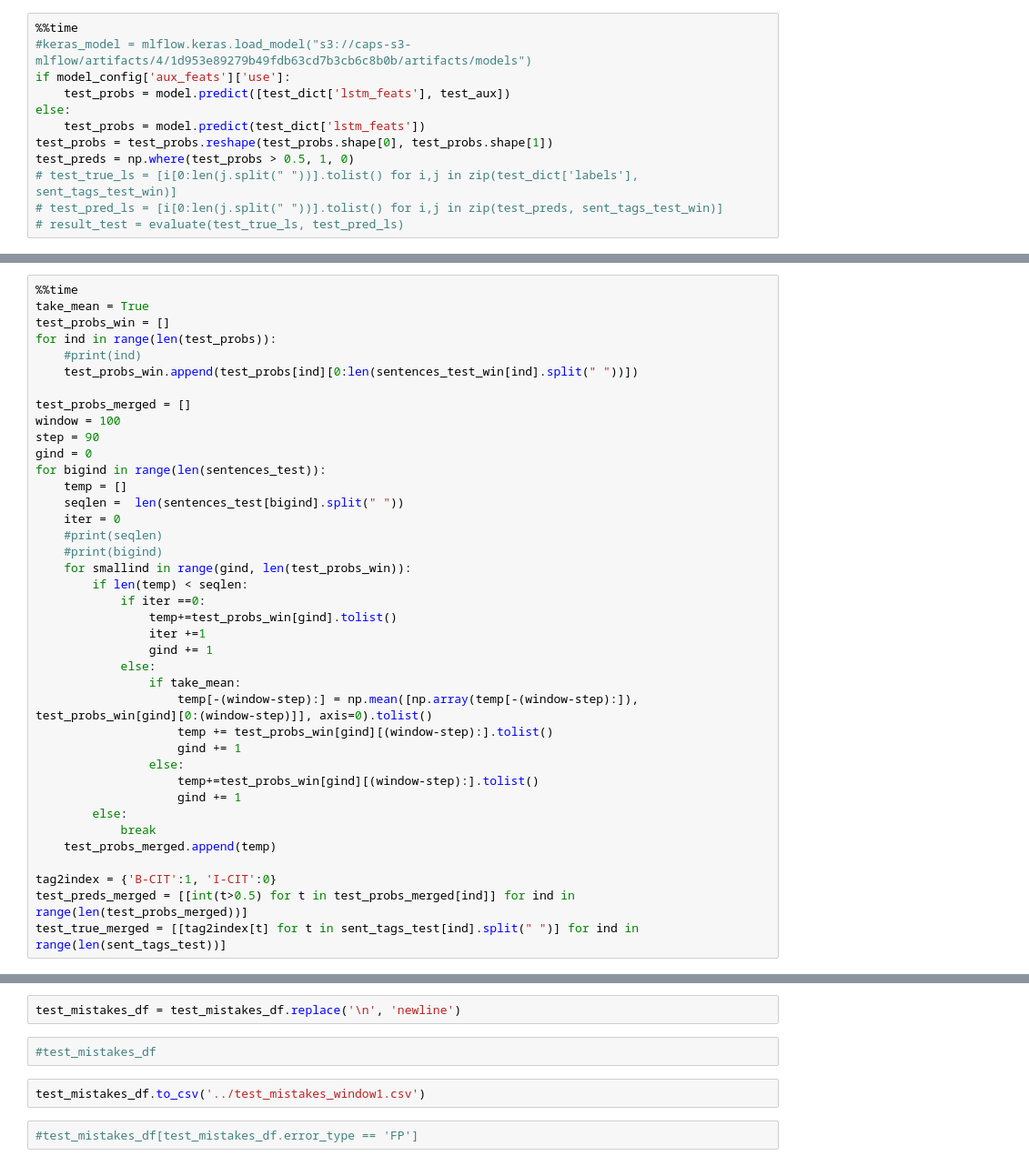
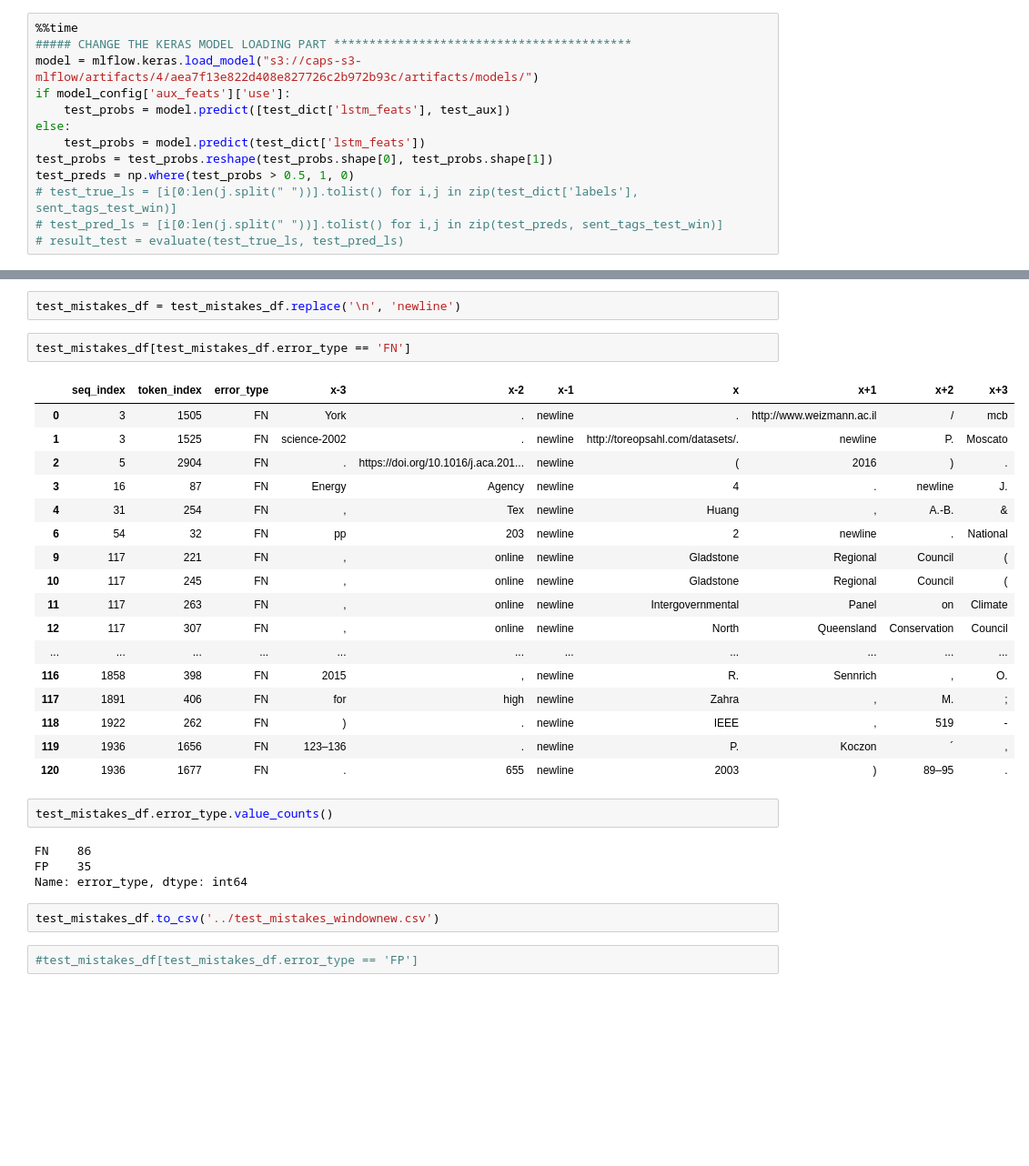
Before and after one commit to barmanu/dp-dpo-citation-bio-trainer, a Jupyter notebook: notebooks/test_sliding_window.ipynb, the cells around one changed output, grey strips where cells are left out. Shown: that part at 91% size. Cells and saved outputs as stored; diff of their text form; blank space fills up the shorter version.

Commit message:
updated methods for window based appraoch

```diff
--- a/notebooks/test_sliding_window.ipynb
+++ b/notebooks/test_sliding_window.ipynb
@@ -456,7 +423,8 @@ valid_mistakes_df = pd.DataFrame(valid_ls, columns=['index', 'error_type', 'x-3'
 ### Analysis of test result
 # %%
 %%time
-#keras_model = mlflow.keras.load_model("s3://caps-s3-mlflow/artifacts/4/1d953e89279b49fdb63cd7b3cb6c8b0b/artifacts/models")
+##### CHANGE THE KERAS MODEL LOADING PART ******************************************
+model = mlflow.keras.load_model("s3://caps-s3-mlflow/artifacts/4/aea7f13e822d408e827726c2b972b93c/artifacts/models/")
 if model_config['aux_feats']['use']:
     test_probs = model.predict([test_dict['lstm_feats'], test_aux])
 else:
@@ -485,39 +500,0 @@ result_test
-# %%
-%%time
-take_mean = True
-test_probs_win = []
-for ind in range(len(test_probs)):
-    #print(ind)
-    test_probs_win.append(test_probs[ind][0:len(sentences_test_win[ind].split(" "))])
-
-test_probs_merged = []
-window = 100
-step = 90
-gind = 0
-for bigind in range(len(sentences_test)):
-    temp = []
-    seqlen =  len(sentences_test[bigind].split(" "))
-    iter = 0
-    #print(seqlen)
-    #print(bigind)
-    for smallind in range(gind, len(test_probs_win)):
-        if len(temp) < seqlen:
-            if iter ==0:
-                temp+=test_probs_win[gind].tolist()
-                iter +=1
-                gind += 1
-            else:
-                if take_mean:
-                    temp[-(window-step):] = np.mean([np.array(temp[-(window-step):]), test_probs_win[gind][0:(window-step)]], axis=0).tolist()
-                    temp += test_probs_win[gind][(window-step):].tolist()
-                    gind += 1
-                else:
-                    temp+=test_probs_win[gind][(window-step):].tolist()
-                    gind += 1
-        else:
-            break
-    test_probs_merged.append(temp)
-
-tag2index = {'B-CIT':1, 'I-CIT':0}
-test_preds_merged = [[int(t>0.5) for t in test_probs_merged[ind]] for ind in range(len(test_probs_merged))]
-test_true_merged = [[tag2index[t] for t in sent_tags_test[ind].split(" ")] for ind in range(len(sent_tags_test))]
@@ -595,10 +586,34 @@ for ind in range(len(test_preds_merged)):
 test_mistakes_df = pd.DataFrame(test_ls, columns=['seq_index', 'token_index', 'error_type', 'x-3', 'x-2', 'x-1', 'x', 'x+1', 'x+2', 'x+3'])
 # %%
 test_mistakes_df = test_mistakes_df.replace('\n', 'newline')
-# %%
-#test_mistakes_df
+# %%
+test_mistakes_df[test_mistakes_df.error_type == 'FN']
+# %% [output]
+|  | seq_index | token_index | error_type | x-3 | x-2 | x-1 | x | x+1 | x+2 | x+3 |
+| 0 | 3 | 1505 | FN | York | . | newline | . | http://www.weizmann.ac.il | / | mcb |
+| 1 | 3 | 1525 | FN | science-2002 | . | newline | http://toreopsahl.com/datasets/. | newline | P. | Moscato |
+| 2 | 5 | 2904 | FN | . | https://doi.org/10.1016/j.aca.201... | newline | ( | 2016 | ) | . |
+| 3 | 16 | 87 | FN | Energy | Agency | newline | 4 | . | newline | J. |
+| 4 | 31 | 254 | FN | , | Tex | newline | Huang | , | A.-B. | & |
+| 6 | 54 | 32 | FN | pp | 203 | newline | 2 | newline | . | National |
+| 9 | 117 | 221 | FN | , | online | newline | Gladstone | Regional | Council | ( |
+| 10 | 117 | 245 | FN | , | online | newline | Gladstone | Regional | Council | ( |
+| 11 | 117 | 263 | FN | , | online | newline | Intergovernmental | Panel | on | Climate |
+| 12 | 117 | 307 | FN | , | online | newline | North | Queensland | Conservation | Council |
+| ... | ... | ... | ... | ... | ... | ... | ... | ... | ... | ... |
+| 116 | 1858 | 398 | FN | 2015 | , | newline | R. | Sennrich | , | O. |
+| 117 | 1891 | 406 | FN | for | high | newline | Zahra | , | M. | ; |
+| 118 | 1922 | 262 | FN | ) | . | newline | IEEE | , | 519 | - |
+| 119 | 1936 | 1656 | FN | 123–136 | . | newline | P. | Koczon | ´ | , |
+| 120 | 1936 | 1677 | FN | . | 655 | newline | 2003 | ) | 89–95 | . |
+# %%
+test_mistakes_df.error_type.value_counts()
+# %% [output]
+FN    86
+FP    35
+Name: error_type, dtype: int64
 # %%
-test_mistakes_df.to_csv('../test_mistakes_window1.csv')
+test_mistakes_df.to_csv('../test_mistakes_windownew.csv')
 # %%
 #test_mistakes_df[test_mistakes_df.error_type == 'FP']
 # %% [markdown]
```
Also changed, not shown: parts of 73 cells of this notebook, 10 other files.
